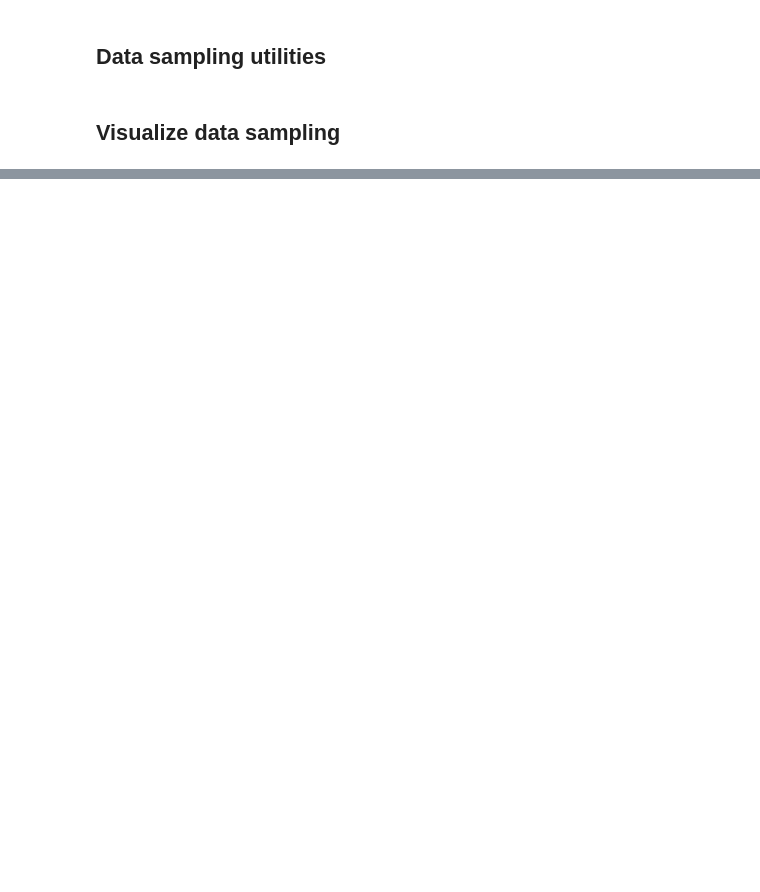
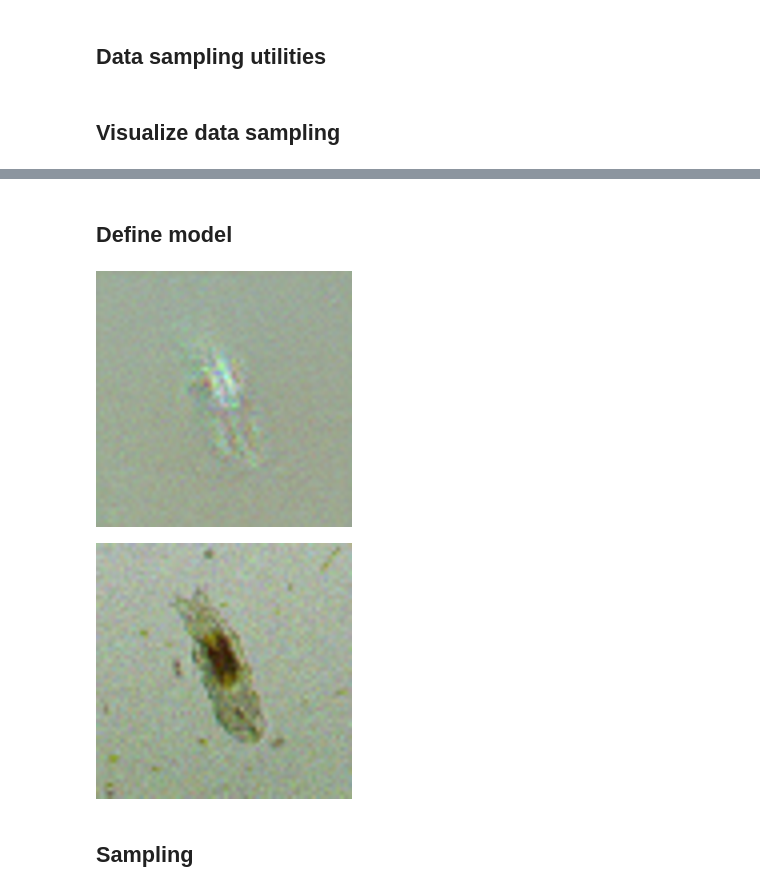
Before and after one commit to parameterized/micro-sim, a Jupyter notebook: notebooks/Controllable.ipynb, the cells around one changed output, grey strips where cells are left out. Drawn from its saved outputs; the diff is of its cells as text; code cells hidden in the pictures; blank space fills up the shorter version.

```diff
--- a/notebooks/Controllable.ipynb
+++ b/notebooks/Controllable.ipynb
@@ -366,0 +405,59 @@ Moviepy - video ready output/train_set_buttercup.mp4
+# %% [markdown]
+## Define model
+# %%
+class MemoryModel(nn.Module):
+    def __init__(self):
+        super().__init__()
+        nh, nx = cf.num_memory_h, cf.num_memory_x
+        self.wf = nn.Conv2d(nh + nx, nh, 1)
+        self.wh = nn.Conv2d(nh + nx, nh, 1)
+
+    def forward(self, h, x):
+        f = self.wf(torch.cat([h, x], dim=1)).sigmoid()
+        h_til = self.wh(torch.cat([f * h, x], dim=1)).tanh()
+        return (1 - f) * h + f * h_til
+
+model = UNet2DModel(
+    sample_size=cf.sample_size,
+    # xt, local_emb, prev_frame_xt, mem_h
+    in_channels=3 + 3 + 3 + cf.num_memory_h,
+    # xt_noise, mem_x
+    out_channels=3 + cf.num_memory_x,
+    layers_per_block=cf.layers_per_block,
+    block_out_channels=cf.block_out_channels,
+    down_block_types=cf.down_block_types,
+    up_block_types=cf.up_block_types
+).to(cf.device)
+
+memory_model = MemoryModel().to(cf.device)
+
+noise_scheduler = DDIMScheduler(num_train_timesteps=cf.num_train_timesteps)
+noise_scheduler.set_timesteps(num_inference_steps=cf.num_inference_steps)
+
+opt = torch.optim.AdamW(chain(
+    model.parameters(), memory_model.parameters()
+), lr=cf.lr)
+lr_scheduler = get_cosine_schedule_with_warmup(
+    optimizer=opt,
+    num_warmup_steps=cf.num_warmup_steps,
+    num_training_steps=cf.num_training_steps
+)
+loss_fn = nn.MSELoss()
+losses = []
+
+pool = Pool()
+
+x, local_embs, track, memory, is_first = pool.sample(torch.tensor([0]))
+x = torch.cat([x[:, 1], local_embs[:, 1], x[:, 0], memory], dim=1)
+display.display(dataset.tensor_to_img(
+    model(x, timestep=0)['sample'][0, :3]).resize((256, 256)))
+
+noise = torch.randn_like(x)
+timesteps = torch.tensor([100], dtype=torch.long, device=cf.device)
+noisy_image = noise_scheduler.add_noise(x, noise, timesteps)
+display.display(dataset.tensor_to_img(noisy_image[0, :3]).resize((256, 256)))
+# %% [output]
+[figure, added]
+[figure, added]
+# %% [markdown]
+## Sampling
```
Also changed, not shown: parts of 19 cells of this notebook, 4 other files.
